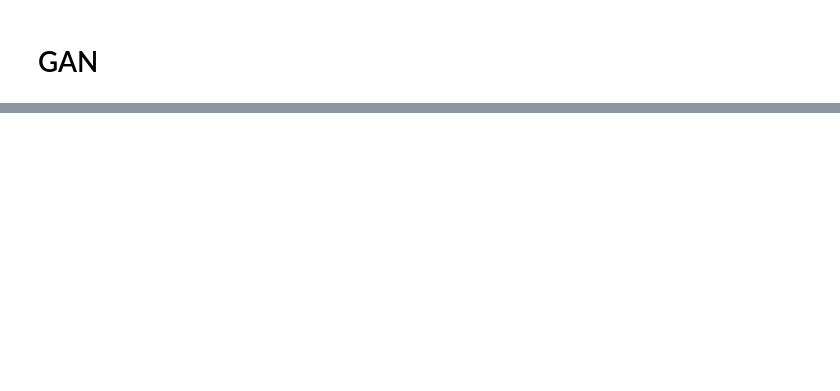
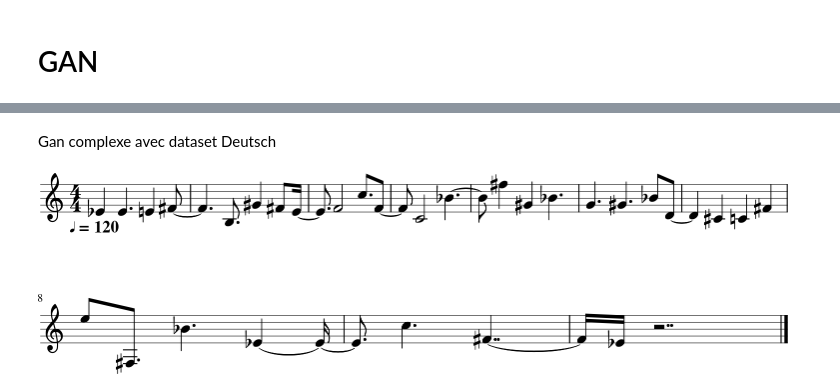
Before and after one commit to Hel88/MelodyGenerator, a Jupyter notebook: generated_melodies/Listen.ipynb, the cells around one changed output, grey strips where cells are left out. Saved outputs shown, nothing was run; the diff lists cells and outputs as text; code cells hidden in the pictures; blank space fills up the shorter version.

```diff
--- a/generated_melodies/Listen.ipynb
+++ b/generated_melodies/Listen.ipynb
@@ -138,3 +154,9 @@ listenTo("GAN/gan_conv.mid")
 # %% [output]
 [figure]
 [interactive output not drawn]
+# %% [markdown]
+Gan complexe avec dataset Deutsch
+# %%
+listenTo("GAN/gan_cpx_deutsch2.mid")
+# %% [output]
+[figure, added]
```
Also changed, not shown: parts of 6 cells of this notebook, 1 other file.
